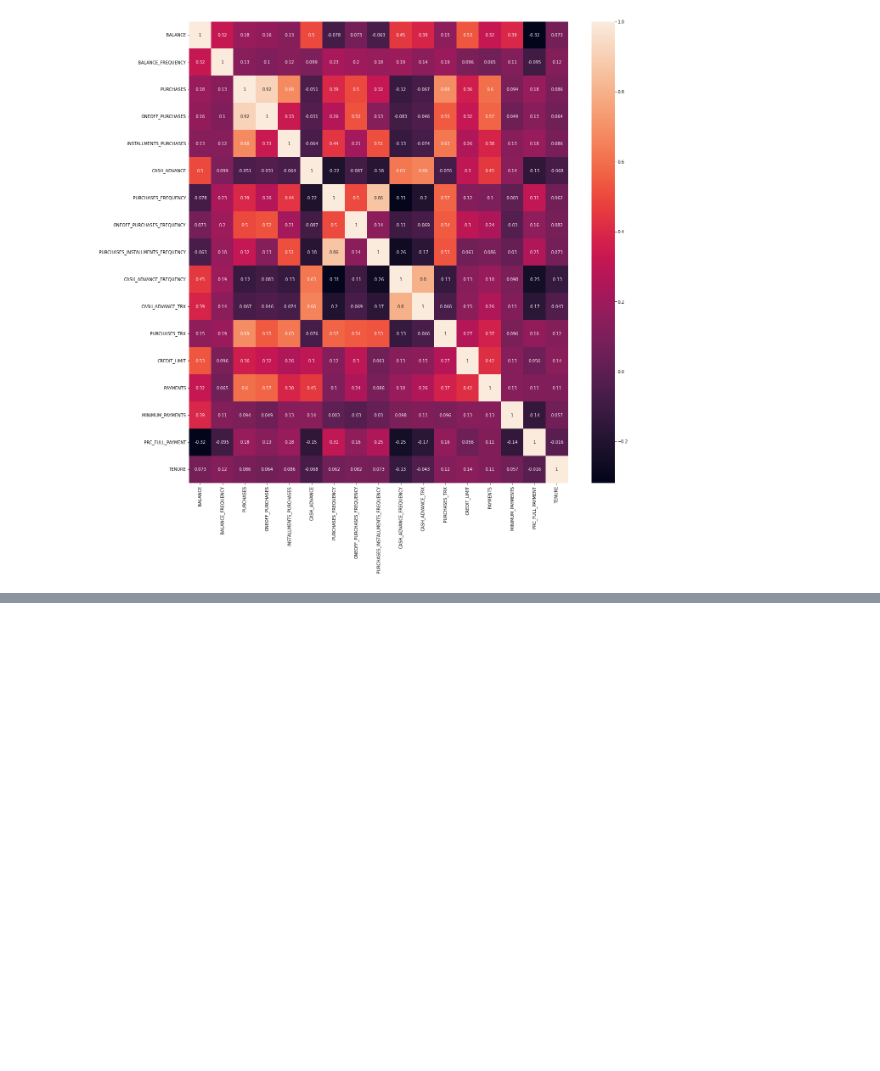
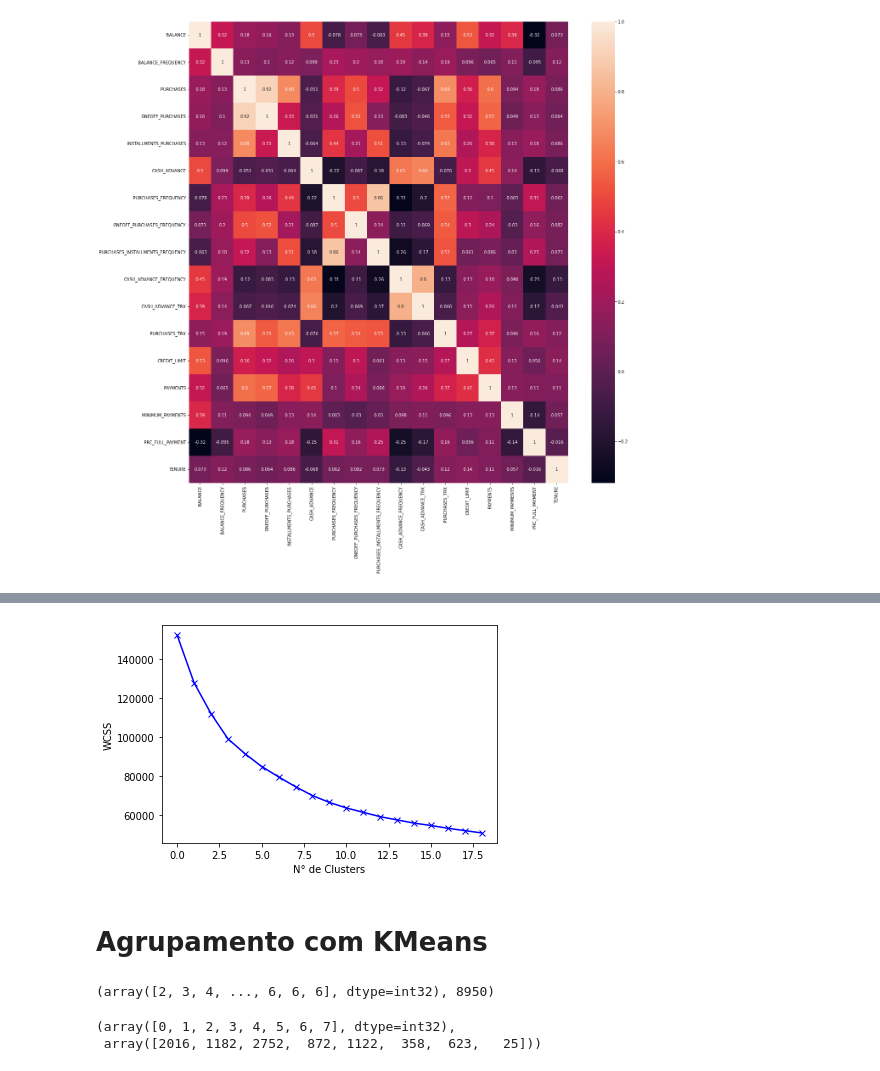
Before and after one commit to AlexLeop/ML_Departamento_Marketing, a Jupyter notebook: Departamento_de_Marketing.ipynb, the cells around one changed output, grey strips where cells are left out. Cells and saved outputs as stored; diff of their text form; code cells hidden in the pictures; blank space fills up the shorter version.

```diff
--- a/Departamento_de_Marketing.ipynb
+++ b/Departamento_de_Marketing.ipynb
@@ -160,0 +167,4 @@ sns.heatmap(correlacao, annot=True);
+# %%
+""" Normalizando os dados """
+scaler = StandardScaler() # Instanciando o método de escala
+cartaocredito_df_scale = scaler.fit_transform(cartaocredito_df)
@@ -160,0 +191,21 @@ sns.heatmap(correlacao, annot=True);
+# %%
+""" Definindo o numero de Clusters percorrendo todo o dataset já normalizado em escala e utilizando o algoritimo KMeans
+para o agrupamento dos resultados que serão atribuido a lista WCSS_1"""
+
+WCSS_1 = []
+range_values = range(1, 20)
+
+for i in range_values:
+    kmeans = KMeans(n_clusters=i)
+    kmeans.fit(cartaocredito_df_scale)
+    WCSS_1.append(kmeans.inertia_)
+# %%
+""" Plotando o gráfico da formula do WCSS """
+
+plt.plot(WCSS_1, 'bx-')
+plt.xlabel('N° de Clusters')
+plt.ylabel('WCSS');
+# %% [output]
+[figure, added]
+# %% [markdown]
+# **Agrupamento com KMeans**
@@ -160,0 +216,9 @@ sns.heatmap(correlacao, annot=True);
+# %%
+labels, len(labels)
+# %% [output]
+(array([2, 3, 4, ..., 6, 6, 6], dtype=int32), 8950)
+# %%
+np.unique(labels, return_counts = True) # Verificando o somatório por agrupamento
+# %% [output]
+(array([0, 1, 2, 3, 4, 5, 6, 7], dtype=int32),
+ array([2016, 1182, 2752,  872, 1122,  358,  623,   25]))
```
Also changed, not shown: parts of 9 cells of this notebook.
